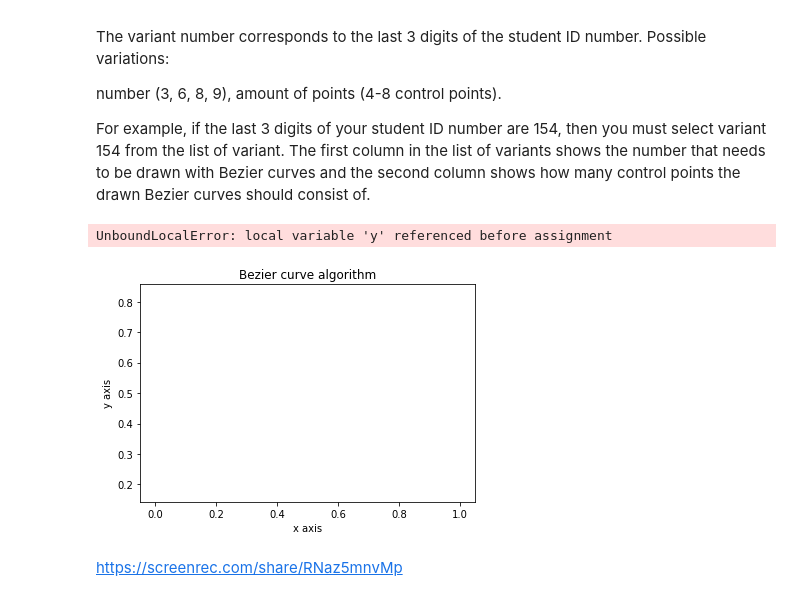
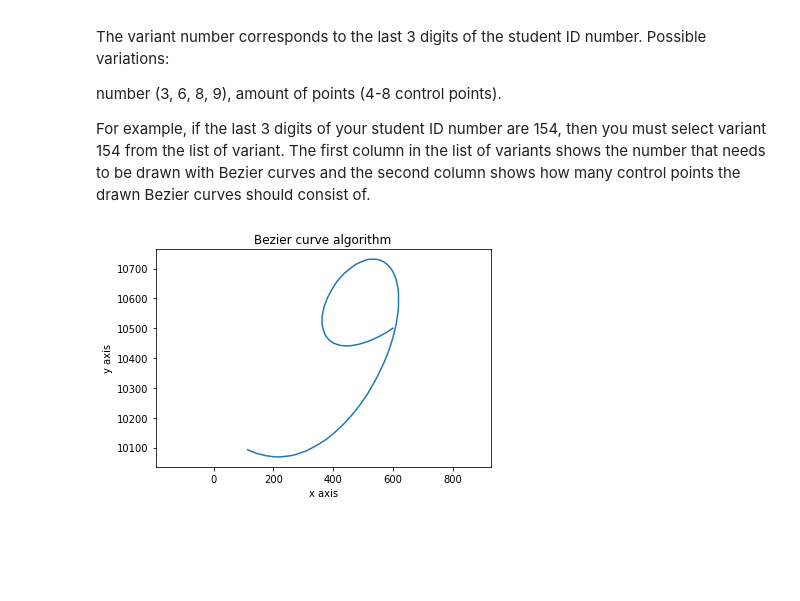
Before and after one commit to Azhniuk/RTU, a Jupyter notebook: Python/Computer Graphics and Image Processing/Lab2 27-10-22.ipynb, the cells around one changed output. Saved outputs shown, nothing was run; the diff lists cells and outputs as text; code cells hidden in the pictures; blank space fills up the shorter version.

```diff
--- a/Python/Computer Graphics and Image Processing/Lab2 27-10-22.ipynb
+++ b/Python/Computer Graphics and Image Processing/Lab2 27-10-22.ipynb
@@ -29,12 +29,13 @@ plt.axis('equal')
 
 
 
-def curveCreation(x0,y0,x1,y1,x2,y2, x3, y3, x4, y4, x5, y5, x6, y6, x7, y7):
-    xCoordinates = [x0]
-    yCoordinates = [y0]
+def curveCreation(x0, y0,x1,y1, x2,y2, x3, y3, x4, y4, x5, y5, x6, y6, x7, y7):
+    xCoordinates = []
+    yCoordinates = []
     t = 0
-    ts = 0.001
+    ts = 0.01
 
+    #
 
 
 
@@ -43,37 +44,43 @@ def curveCreation(x0,y0,x1,y1,x2,y2, x3, y3, x4, y4, x5, y5, x6, y6, x7, y7):
         B0 = (1-t)*(1-t)*(1-t)*(1-t)*(1-t)*(1-t)*(1-t)
         B1 = 7*t*(1-t)*(1-t)*(1-t)*(1-t)*(1-t)*(1-t)
         B2 = 21 * t*t*(1-t)*(1-t)*(1-t)*(1-t)*(1-t)
         B3 = 70*t*t*t*(1-t)*(1-t)*(1-t)*(1-t)
         B4 = 70*t*t*t*t*(1-t)*(1-t)*(1-t)
         B5 = 21*t*t*t*t*t*(1-t)*(1-t)
         B6 = 7*t*t*t*t*t*t*(1-t)
         B7 = t*t*t*t*t*t*t
 
         x = int(x0*B0 + x1*B1 + x2*B2 + x3*B3 + x4*B4 + x5*B5 + x6*B6 + x7*B7)
-        y = int(y0*B0 + y1*B1 + y2*B2 + y3*B3 + y4*B4 + y5*y5 + y*B6 + y7*B7)
+        y = int(y0*B0 + y1*B1 + y2*B2 + y3*B3 + y4*B4 + y5*y5 + y6*B6 + y7*B7)
+
+
 
         t=t+ts
 
         xCoordinates.append(x)
         yCoordinates.append(y)
 
     plt.plot(xCoordinates, yCoordinates)
 
 
     return
 
 
 
 
 
+curveCreation (600, 500,
+               300, 300,
+               100, 500,
+               300, 600,
+               500, 500,
+               600, 100,
+               300, 0,
+               100, 100
 
-#circle
-curveCreation (500, 600, 300, 800, 100, 600, 300, 400, 500, 600, 400, 100, 200, 70, 110, 300)
+              )
 
 
 plt.show()
 # %% [output]
-UnboundLocalError: local variable 'y' referenced before assignment
-[figure, old version]
+[figure, new version]
-# %% [markdown]
-https://screenrec.com/share/RNaz5mnvMp
```
Also changed, not shown: parts of 1 cell of this notebook.
